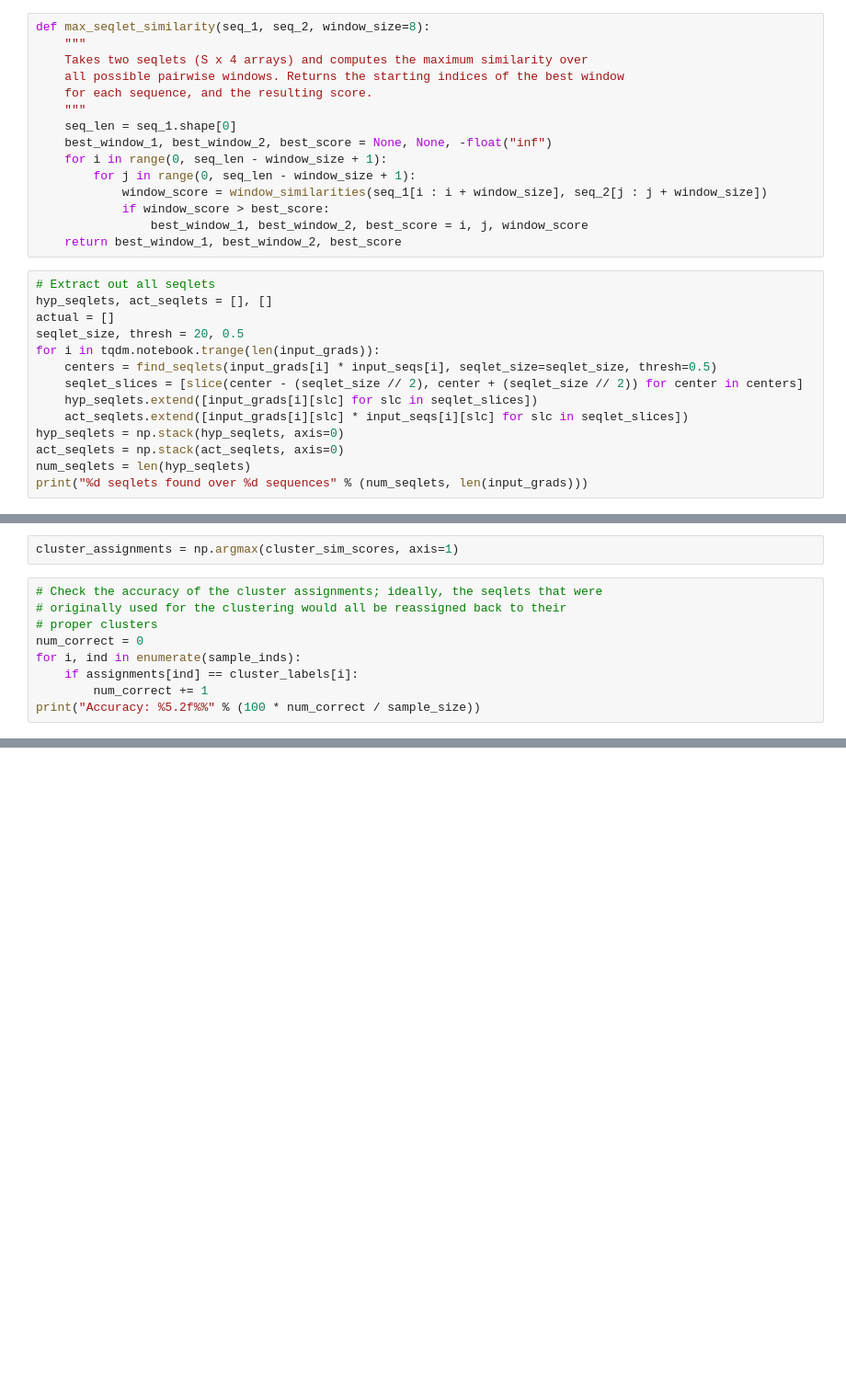
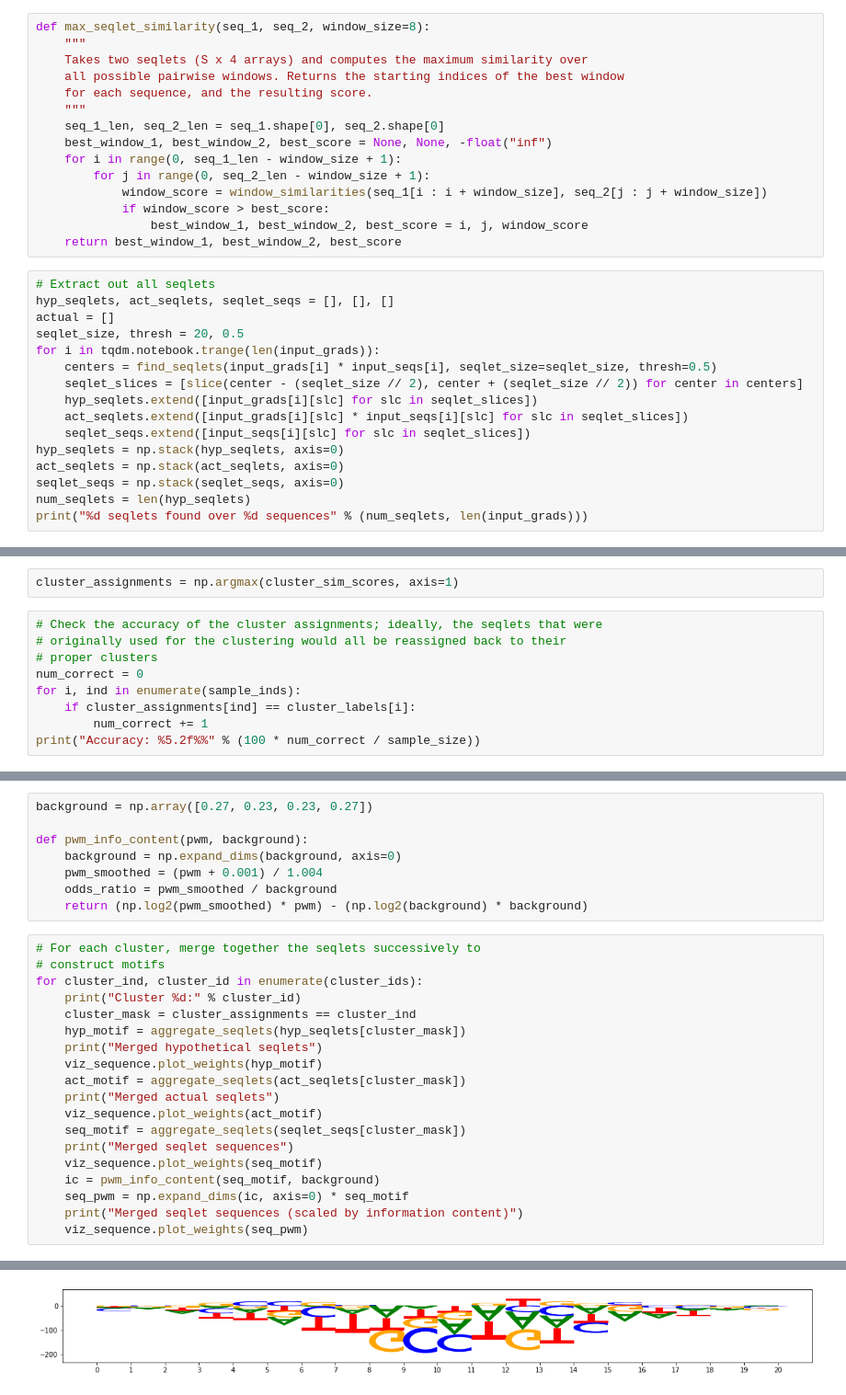
Before and after one commit to amtseng/fourier_attribution_priors, a Jupyter notebook: notebooks/input_gradient_similarity.ipynb, the cells around one changed output, grey strips where cells are left out. Shown at 92% size. Saved outputs shown, nothing was run; the diff lists cells and outputs as text; blank space fills up the shorter version.

Commit message:
Simple motif discovery from clustered gradients

```diff
--- a/notebooks/input_gradient_similarity.ipynb
+++ b/notebooks/input_gradient_similarity.ipynb
@@ -201,17 +214,17 @@ def max_seqlet_similarity(seq_1, seq_2, window_size=8):
     all possible pairwise windows. Returns the starting indices of the best window
     for each sequence, and the resulting score.
     """
-    seq_len = seq_1.shape[0]
+    seq_1_len, seq_2_len = seq_1.shape[0], seq_2.shape[0]
     best_window_1, best_window_2, best_score = None, None, -float("inf")
-    for i in range(0, seq_len - window_size + 1):
-        for j in range(0, seq_len - window_size + 1):
+    for i in range(0, seq_1_len - window_size + 1):
+        for j in range(0, seq_2_len - window_size + 1):
             window_score = window_similarities(seq_1[i : i + window_size], seq_2[j : j + window_size])
             if window_score > best_score:
                 best_window_1, best_window_2, best_score = i, j, window_score
     return best_window_1, best_window_2, best_score
 # %%
 # Extract out all seqlets
-hyp_seqlets, act_seqlets = [], []
+hyp_seqlets, act_seqlets, seqlet_seqs = [], [], []
 actual = []
 seqlet_size, thresh = 20, 0.5
 for i in tqdm.notebook.trange(len(input_grads)):
@@ -219,8 +232,10 @@ for i in tqdm.notebook.trange(len(input_grads)):
     seqlet_slices = [slice(center - (seqlet_size // 2), center + (seqlet_size // 2)) for center in centers]
     hyp_seqlets.extend([input_grads[i][slc] for slc in seqlet_slices])
     act_seqlets.extend([input_grads[i][slc] * input_seqs[i][slc] for slc in seqlet_slices])
+    seqlet_seqs.extend([input_seqs[i][slc] for slc in seqlet_slices])
 hyp_seqlets = np.stack(hyp_seqlets, axis=0)
 act_seqlets = np.stack(act_seqlets, axis=0)
+seqlet_seqs = np.stack(seqlet_seqs, axis=0)
 num_seqlets = len(hyp_seqlets)
 print("%d seqlets found over %d sequences" % (num_seqlets, len(input_grads)))
 # %% [output]
@@ -340,7 +351,7 @@ cluster_assignments = np.argmax(cluster_sim_scores, axis=1)
 # proper clusters
 num_correct = 0
 for i, ind in enumerate(sample_inds):
-    if assignments[ind] == cluster_labels[i]:
+    if cluster_assignments[ind] == cluster_labels[i]:
         num_correct += 1
 print("Accuracy: %5.2f%%" % (100 * num_correct / sample_size))
 # %% [output]
@@ -356,0 +396,28 @@ Cluster 1: 9.3312
+# %%
+background = np.array([0.27, 0.23, 0.23, 0.27])
+
+def pwm_info_content(pwm, background):
+    background = np.expand_dims(background, axis=0)
+    pwm_smoothed = (pwm + 0.001) / 1.004
+    odds_ratio = pwm_smoothed / background
+    return (np.log2(pwm_smoothed) * pwm) - (np.log2(background) * background)
+# %%
+# For each cluster, merge together the seqlets successively to
+# construct motifs
+for cluster_ind, cluster_id in enumerate(cluster_ids):
+    print("Cluster %d:" % cluster_id)
+    cluster_mask = cluster_assignments == cluster_ind
+    hyp_motif = aggregate_seqlets(hyp_seqlets[cluster_mask])
+    print("Merged hypothetical seqlets")
+    viz_sequence.plot_weights(hyp_motif)
+    act_motif = aggregate_seqlets(act_seqlets[cluster_mask])
+    print("Merged actual seqlets")
+    viz_sequence.plot_weights(act_motif)
+    seq_motif = aggregate_seqlets(seqlet_seqs[cluster_mask])
+    print("Merged seqlet sequences")
+    viz_sequence.plot_weights(seq_motif)
+    ic = pwm_info_content(seq_motif, background)
+    seq_pwm = np.expand_dims(ic, axis=0) * seq_motif
+    print("Merged seqlet sequences (scaled by information content)")
+    viz_sequence.plot_weights(seq_pwm)
+# %% [output]
@@ -356,0 +427 @@ Cluster 1: 9.3312
+[figure, added]
```
Also changed, not shown: parts of 16 cells of this notebook, 1 other file.
